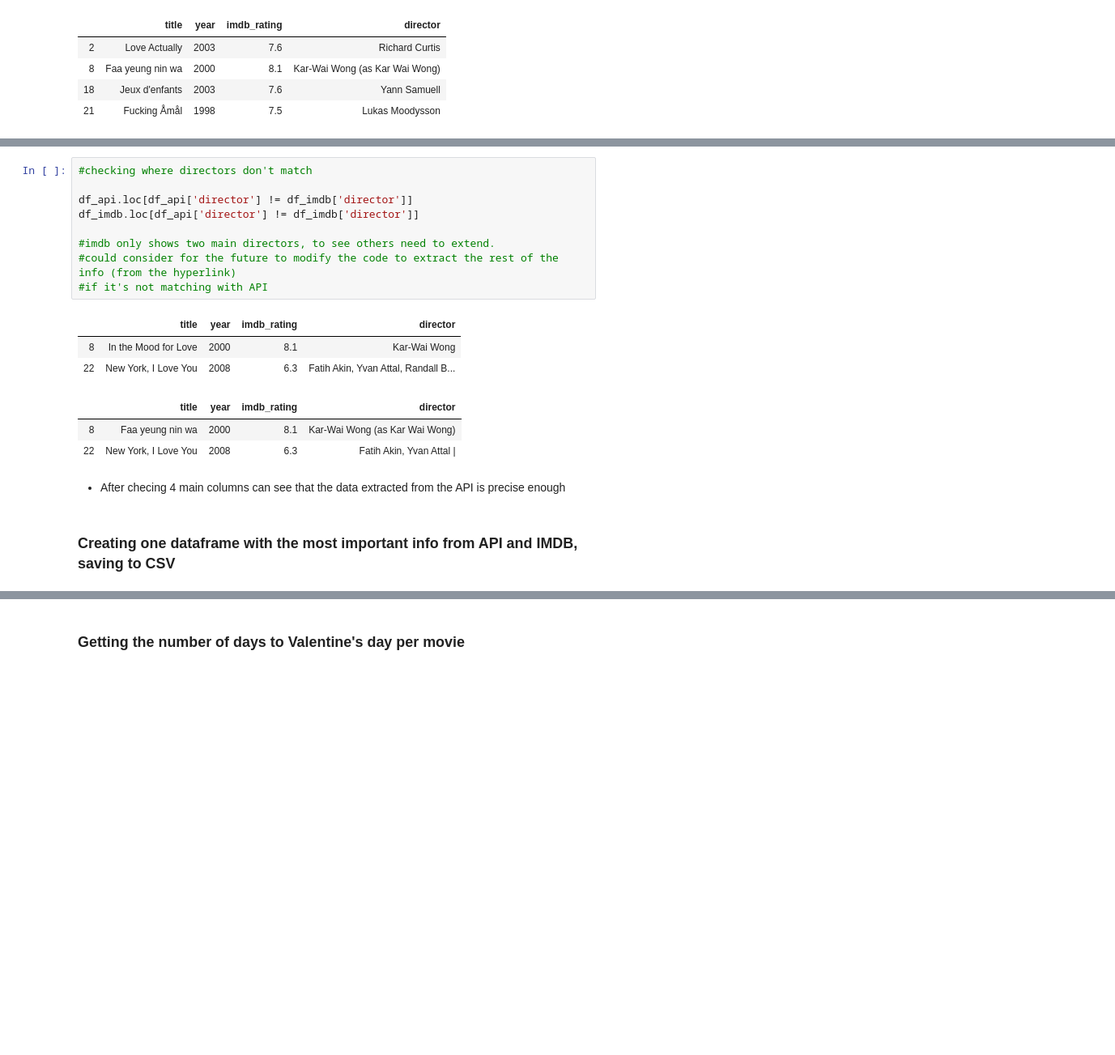
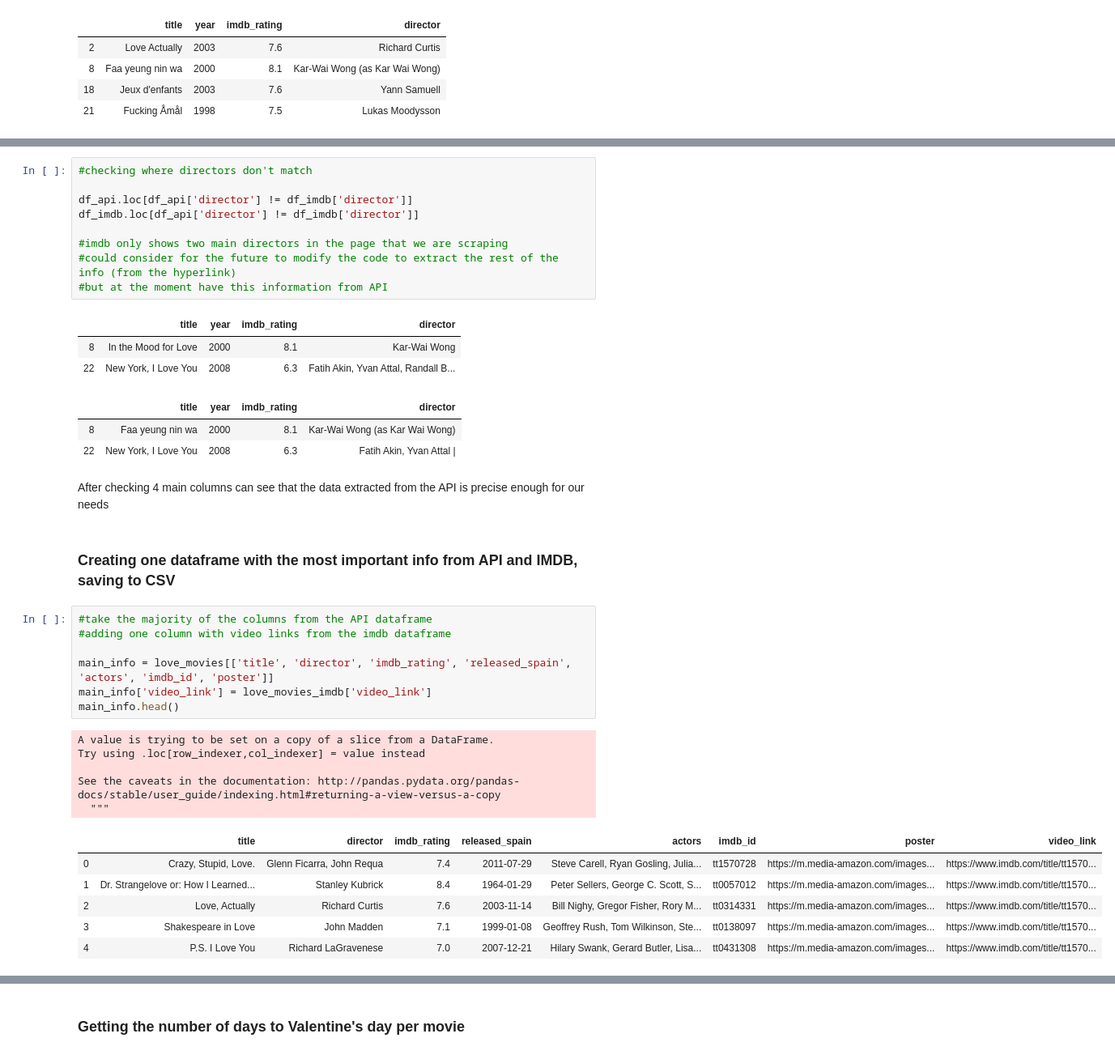
Before and after one commit to ta-datapt-bcn/project-web, a Jupyter notebook: your_code/final.ipynb, the cells around one changed output, grey strips where cells are left out. Shown at 81% size. Cells and saved outputs as stored; diff of their text form; blank space fills up the shorter version.

```diff
--- a/your_code/final.ipynb
+++ b/your_code/final.ipynb
@@ -521,9 +484,9 @@ df_api.loc[df_api['imdb_rating'] != df_imdb['imdb_rating']]
 df_api.loc[df_api['director'] != df_imdb['director']]
 df_imdb.loc[df_api['director'] != df_imdb['director']]
 
-#imdb only shows two main directors, to see others need to extend.
+#imdb only shows two main directors in the page that we are scraping
 #could consider for the future to modify the code to extract the rest of the info (from the hyperlink)
-#if it's not matching with API
+#but at the moment have this information from API
 # %% [output]
 |  | title | year | imdb_rating | director |
 | 8 | In the Mood for Love | 2000 | 8.1 | Kar-Wai Wong |
@@ -532,6 +495,25 @@ df_imdb.loc[df_api['director'] != df_imdb['director']]
 | 8 | Faa yeung nin wa | 2000 | 8.1 | Kar-Wai Wong (as Kar Wai Wong) |
 | 22 | New York, I Love You | 2008 | 6.3 | Fatih Akin, Yvan Attal | |
 # %% [markdown]
-- After checing 4 main columns can see that the data extracted from the API is precise enough
+After checking 4 main columns can see that the data extracted from the API is precise enough for our needs
 # %% [markdown]
 ### Creating one dataframe with the most important info from API and IMDB, saving to CSV
+# %%
+#take the majority of the columns from the API dataframe
+#adding one column with video links from the imdb dataframe
+
+main_info = love_movies[['title', 'director', 'imdb_rating', 'released_spain', 'actors', 'imdb_id', 'poster']]
+main_info['video_link'] = love_movies_imdb['video_link']
+main_info.head()
+# %% [output]
+A value is trying to be set on a copy of a slice from a DataFrame.
+Try using .loc[row_indexer,col_indexer] = value instead
+
+See the caveats in the documentation: http://pandas.pydata.org/pandas-docs/stable/user_guide/indexing.html#returning-a-view-versus-a-copy
+  """
+|  | title | director | imdb_rating | released_spain | actors | imdb_id | poster | video_link |
+| 0 | Crazy, Stupid, Love. | Glenn Ficarra, John Requa | 7.4 | 2011-07-29 | Steve Carell, Ryan Gosling, Julia... | tt1570728 | https://m.media-amazon.com/images... | https://www.imdb.com/title/tt1570... |
+| 1 | Dr. Strangelove or: How I Learned... | Stanley Kubrick | 8.4 | 1964-01-29 | Peter Sellers, George C. Scott, S... | tt0057012 | https://m.media-amazon.com/images... | https://www.imdb.com/title/tt1570... |
+| 2 | Love, Actually | Richard Curtis | 7.6 | 2003-11-14 | Bill Nighy, Gregor Fisher, Rory M... | tt0314331 | https://m.media-amazon.com/images... | https://www.imdb.com/title/tt1570... |
+| 3 | Shakespeare in Love | John Madden | 7.1 | 1999-01-08 | Geoffrey Rush, Tom Wilkinson, Ste... | tt0138097 | https://m.media-amazon.com/images... | https://www.imdb.com/title/tt1570... |
+| 4 | P.S. I Love You | Richard LaGravenese | 7.0 | 2007-12-21 | Hilary Swank, Gerard Butler, Lisa... | tt0431308 | https://m.media-amazon.com/images... | https://www.imdb.com/title/tt1570... |
```
Also changed, not shown: parts of 40 cells of this notebook, 4 other files.
